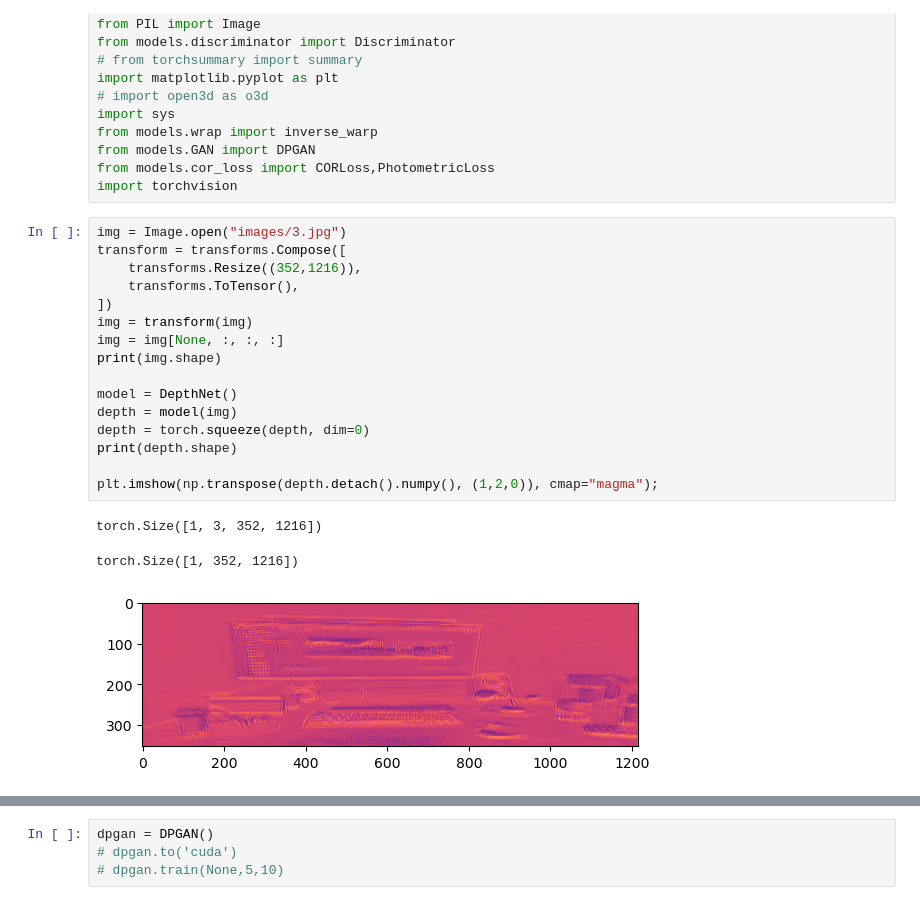
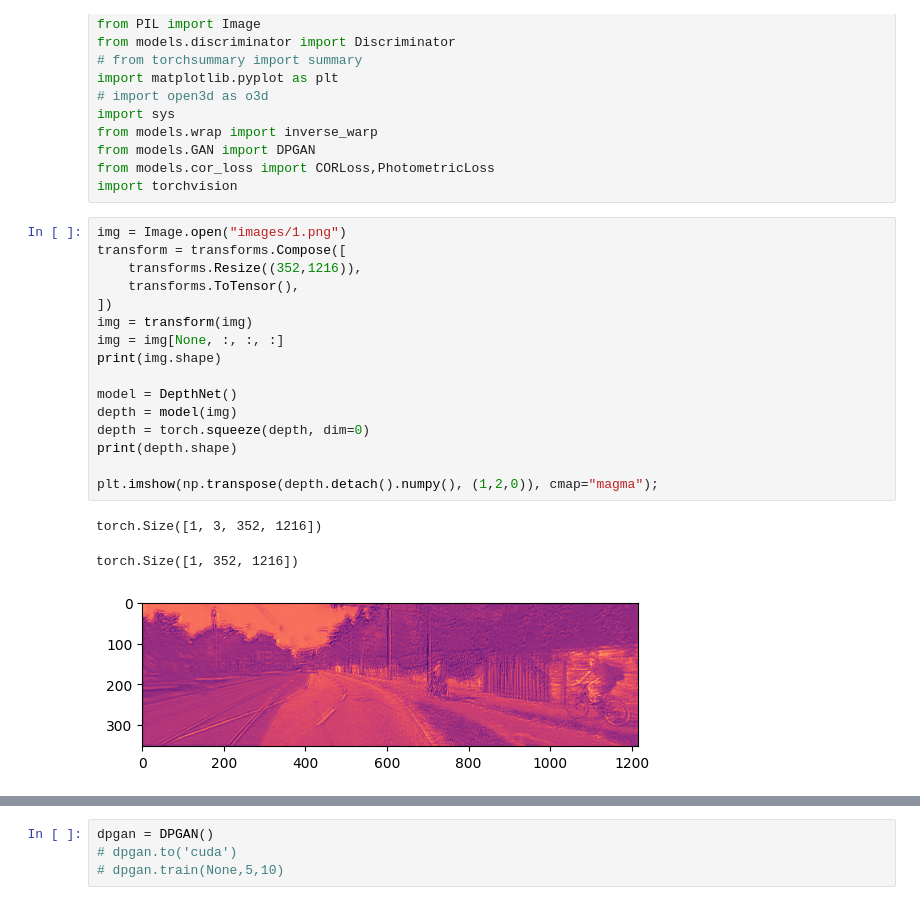
Before and after one commit to KeyiDing/dl_final_project, a Jupyter notebook: GAN_demo.ipynb, the cells around one changed output, grey strips where cells are left out. Saved outputs shown, nothing was run; the diff lists cells and outputs as text.

```diff
--- a/GAN_demo.ipynb
+++ b/GAN_demo.ipynb
@@ -15,25 +15,25 @@ from models.GAN import DPGAN
 from models.cor_loss import CORLoss,PhotometricLoss
 import torchvision
 # %%
-img = Image.open("images/3.jpg")
+img = Image.open("images/1.png")
 transform = transforms.Compose([
     transforms.Resize((352,1216)),
     transforms.ToTensor(),
 ])
 img = transform(img)
 img = img[None, :, :, :]
 print(img.shape)
 
 model = DepthNet()
 depth = model(img)
 depth = torch.squeeze(depth, dim=0)
 print(depth.shape)
 
 plt.imshow(np.transpose(depth.detach().numpy(), (1,2,0)), cmap="magma");
 # %% [output]
 torch.Size([1, 3, 352, 1216])
 torch.Size([1, 352, 1216])
-[figure, old version]
+[figure, new version]
 # %%
 # depth = torch.rand(1,352,1216)/100000000000
 
```
Also changed, not shown: parts of 4 cells of this notebook, 7 other files.
